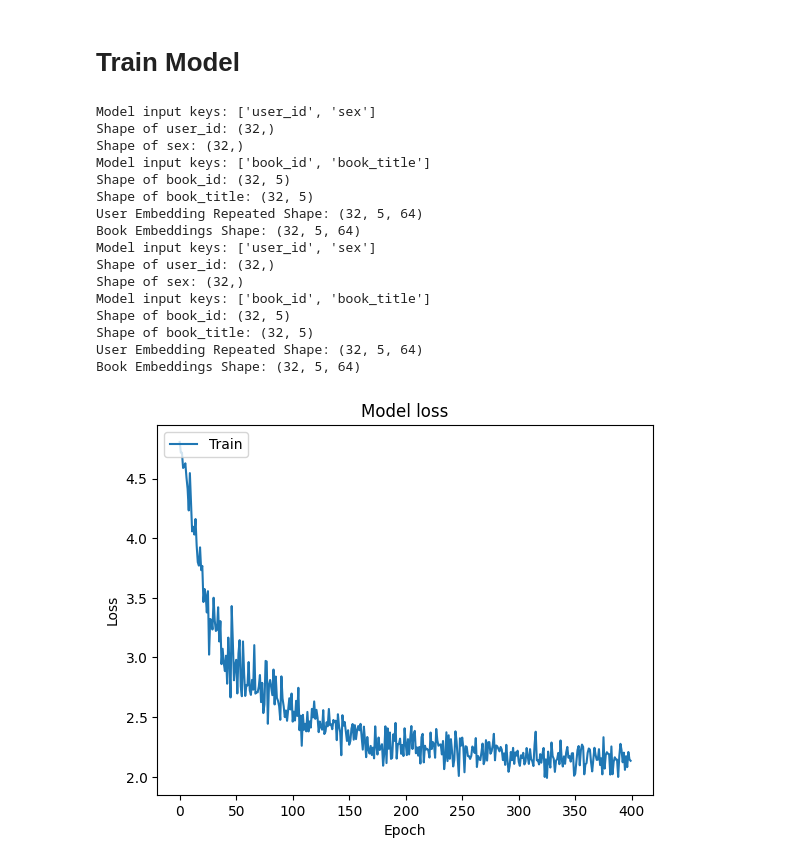
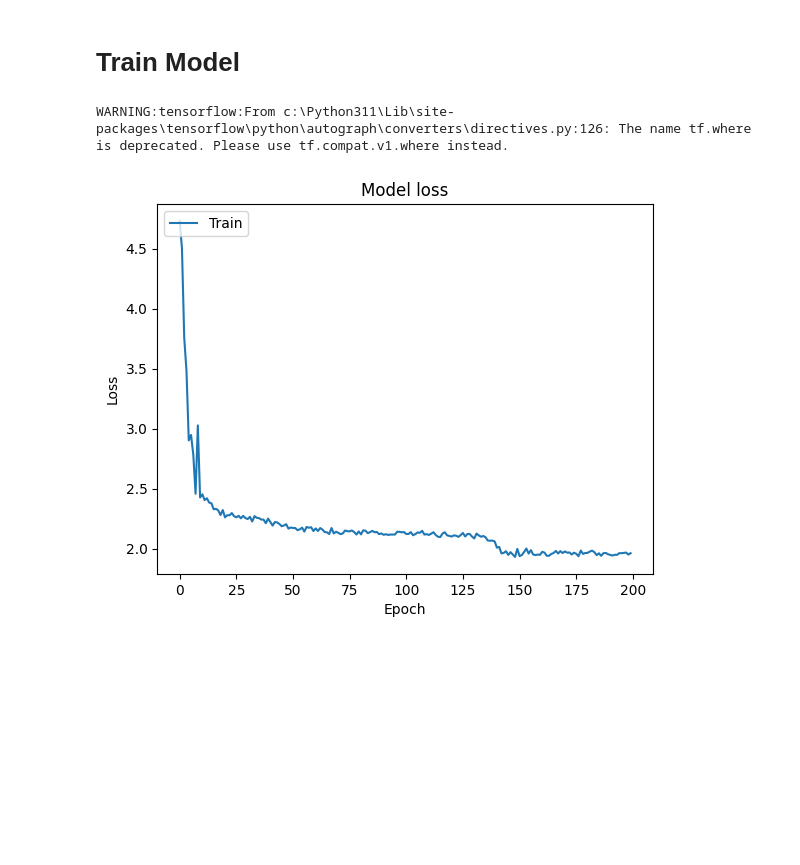
Before and after one commit to DanaisGitHub/COMP390, a Jupyter notebook: Backend_py/ML/drafts/final.ipynb, the cells around one changed output. Cells and saved outputs as stored; diff of their text form; code cells hidden in the pictures; blank space fills up the shorter version.

```diff
--- a/Backend_py/ML/drafts/final.ipynb
+++ b/Backend_py/ML/drafts/final.ipynb
@@ -169,9 +169,9 @@ unique_user_ids = np.unique(np.concatenate(list(user_ids)))
 
 tf.random.set_seed(42)
 print(len(rating_rank))
-shuffled = rating_rank.shuffle(800000, seed=42, reshuffle_each_iteration=False)
-train = shuffled.take(640000)
-test = shuffled.skip(640000).take(160000)
+shuffled = rating_rank.shuffle(100, seed=42, reshuffle_each_iteration=False)
+train = shuffled.take(70)
+test = shuffled.skip(70).take(30)
 
 train = sample_listwise_2(train, user_features, book_features,
                               num_list_per_user=50, num_examples_per_list=5, seed=42)
@@ -179,7 +179,7 @@ train = sample_listwise_2(train, user_features, book_features,
 test = sample_listwise_2(test, user_features, book_features,
                              num_list_per_user=1, num_examples_per_list=5, seed=42)
 
-cached_train = train.shuffle(640000).batch(32, drop_remainder=True).cache()
+cached_train = train.shuffle(70).batch(32, drop_remainder=True).cache()
 
 cached_test = test.batch(32).cache()
 # %% [output]
@@ -218,9 +218,9 @@ class BookModel(tf.keras.Model):
         ])
 
     def call(self, inputs):
-        print("Model input keys:", list(inputs.keys()))
-        for key, value in inputs.items():
-            print(f"Shape of {key}:", value.shape)
+        # print("Model input keys:", list(inputs.keys()))
+        # for key, value in inputs.items():
+        #     print(f"Shape of {key}:", value.shape)
         return tf.concat([
             self.book_id_embedding(inputs["book_id"]),
             self.book_title_embedding(inputs["book_title"]),
@@ -244,7 +244,6 @@ user_id_lookup = tf.keras.layers.IntegerLookup()
 user_id_lookup.adapt(unique_user_ids)
 # %%
 class UserModel(tf.keras.Model):
-
     def __init__(self):
         super().__init__()
 
@@ -258,9 +257,9 @@ class UserModel(tf.keras.Model):
             2, 32)
 
     def call(self, inputs):
-        print("Model input keys:", list(inputs.keys()))
-        for key, value in inputs.items():
-            print(f"Shape of {key}:", value.shape)
+        #print("Model input keys:", list(inputs.keys()))
+        #for key, value in inputs.items():
+        #    print(f"Shape of {key}:", value.shape)
 
         user_id_feature = self.user_id_embedding(inputs["user_id"])
         sex_feature = self.sex_embedding(
@@ -366,32 +365,17 @@ class RankingModel(tfrs.Model):
 # %%
 listwise_model = RankingModel(tfr.keras.losses.ListMLELoss())
 listwise_model.compile(optimizer=tf.keras.optimizers.Adagrad(0.1))
 
-listwise_model.fit(cached_train, epochs=400, verbose=False)
-# plt.plot(history.history['loss'])
-# plt.title('Model loss')
-# plt.ylabel('Loss')
-# plt.xlabel('Epoch')
-# plt.legend(['Train', 'Test'], loc='upper left')
-# plt.show()
+history=listwise_model.fit(cached_train, epochs=200, verbose=False)
+plt.plot(history.history['loss'])
+plt.title('Model loss')
+plt.ylabel('Loss')
+plt.xlabel('Epoch')
+plt.legend(['Train', 'Test'], loc='upper left')
+plt.show()
 # %% [output]
-Model input keys: ['user_id', 'sex']
-Shape of user_id: (32,)
-Shape of sex: (32,)
-Model input keys: ['book_id', 'book_title']
-Shape of book_id: (32, 5)
-Shape of book_title: (32, 5)
-User Embedding Repeated Shape: (32, 5, 64)
-Book Embeddings Shape: (32, 5, 64)
-Model input keys: ['user_id', 'sex']
-Shape of user_id: (32,)
-Shape of sex: (32,)
-Model input keys: ['book_id', 'book_title']
-Shape of book_id: (32, 5)
-Shape of book_title: (32, 5)
-User Embedding Repeated Shape: (32, 5, 64)
-Book Embeddings Shape: (32, 5, 64)
+WARNING:tensorflow:From c:\Python311\Lib\site-packages\tensorflow\python\autograph\converters\directives.py:126: The name tf.where is deprecated. Please use tf.compat.v1.where instead.
-[figure, old version]
+[figure, new version]
 # %%
 #test
 listwise_model.evaluate(cached_test, return_dict=True)
```
Also changed, not shown: parts of 5 cells of this notebook, 17 other files.
